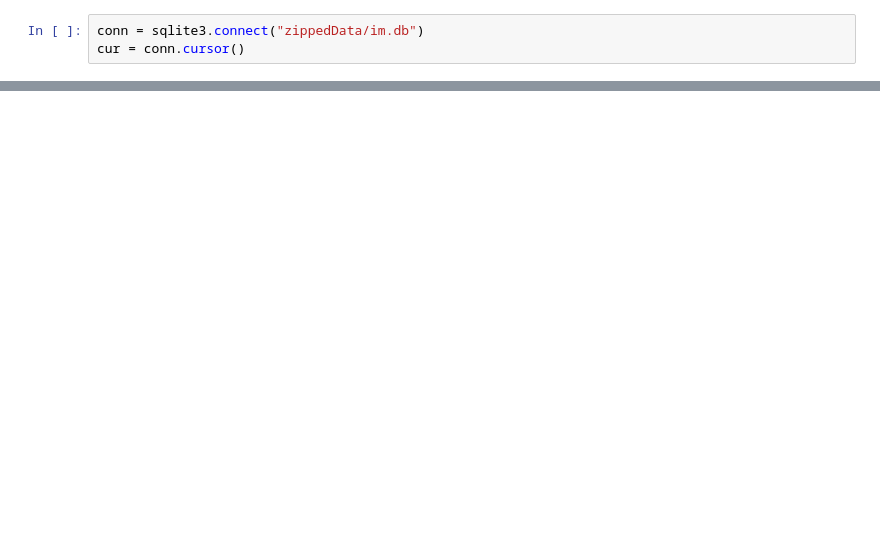
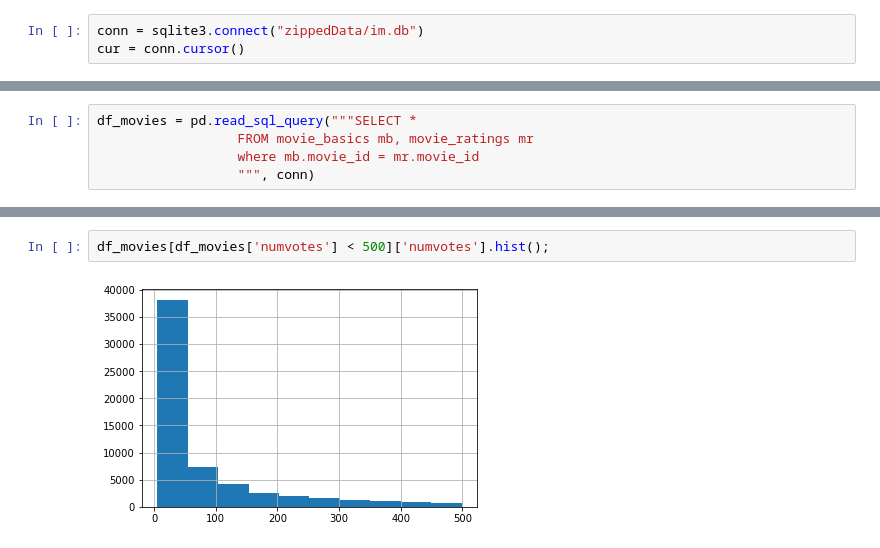
Before and after one commit to mrodberg/Pod1Capstone, a Jupyter notebook: cole_work.ipynb, the cells around one changed output, grey strips where cells are left out. Saved outputs shown, nothing was run; the diff lists cells and outputs as text; blank space fills up the shorter version.

Commit message:
Clean BOM and basic EDA

```diff
--- a/cole_work.ipynb
+++ b/cole_work.ipynb
@@ -29,0 +14,5 @@ pd.read_sql_query("SELECT * FROM principals", conn)
+# %%
+df_movies = pd.read_sql_query("""SELECT *
+                  FROM movie_basics mb, movie_ratings mr
+                  where mb.movie_id = mr.movie_id
+                  """, conn)
@@ -29,0 +47,4 @@ pd.read_sql_query("SELECT * FROM principals", conn)
+# %%
+df_movies[df_movies['numvotes'] < 500]['numvotes'].hist();
+# %% [output]
+[figure, added]
```
Also changed, not shown: parts of 20 cells of this notebook.
